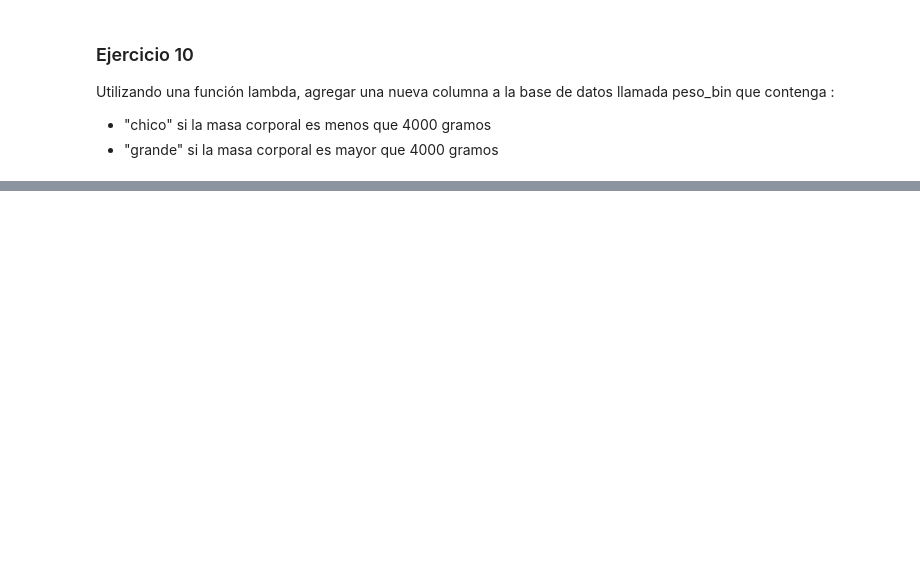
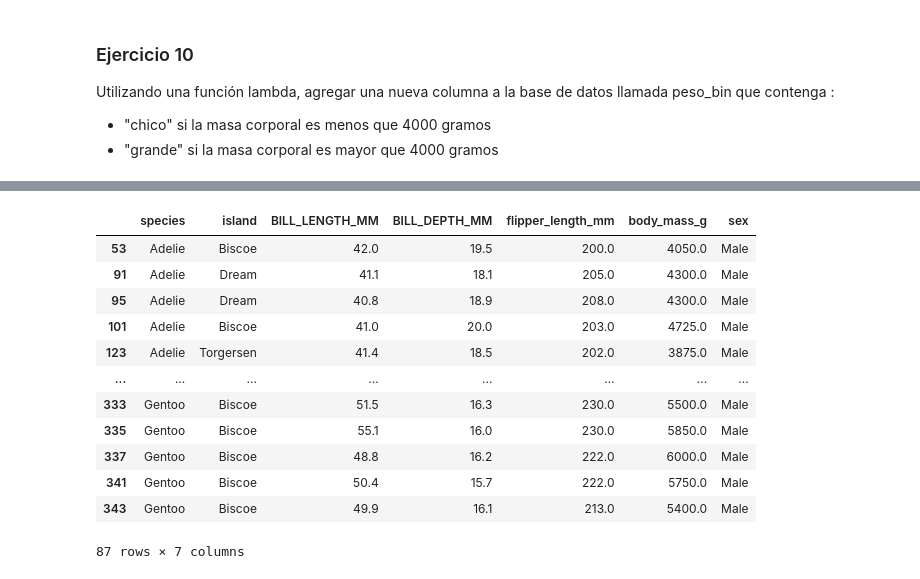
Before and after one commit to LucaChicconi/_labodatos, a Jupyter notebook: practica5.ipynb, the cells around one changed output, grey strips where cells are left out. Drawn from its saved outputs; the diff is of its cells as text; code cells hidden in the pictures; blank space fills up the shorter version.

```diff
--- a/practica5.ipynb
+++ b/practica5.ipynb
@@ -535,0 +552,17 @@ penguinsClear
+# %%
+penguinsMaleOnly = penguins[(penguins['sex'] == 'Male') & (penguins['flipper_length_mm']>= 200)]
+penguinsMaleOnly
+# %% [output]
+|  | species | island | BILL_LENGTH_MM | BILL_DEPTH_MM | flipper_length_mm | body_mass_g | sex |
+| 53 | Adelie | Biscoe | 42.0 | 19.5 | 200.0 | 4050.0 | Male |
+| 91 | Adelie | Dream | 41.1 | 18.1 | 205.0 | 4300.0 | Male |
+| 95 | Adelie | Dream | 40.8 | 18.9 | 208.0 | 4300.0 | Male |
+| 101 | Adelie | Biscoe | 41.0 | 20.0 | 203.0 | 4725.0 | Male |
+| 123 | Adelie | Torgersen | 41.4 | 18.5 | 202.0 | 3875.0 | Male |
+| ... | ... | ... | ... | ... | ... | ... | ... |
+| 333 | Gentoo | Biscoe | 51.5 | 16.3 | 230.0 | 5500.0 | Male |
+| 335 | Gentoo | Biscoe | 55.1 | 16.0 | 230.0 | 5850.0 | Male |
+| 337 | Gentoo | Biscoe | 48.8 | 16.2 | 222.0 | 6000.0 | Male |
+| 341 | Gentoo | Biscoe | 50.4 | 15.7 | 222.0 | 5750.0 | Male |
+| 343 | Gentoo | Biscoe | 49.9 | 16.1 | 213.0 | 5400.0 | Male |
+87 rows × 7 columns
```
Also changed, not shown: parts of 39 cells of this notebook, 1 other file.
